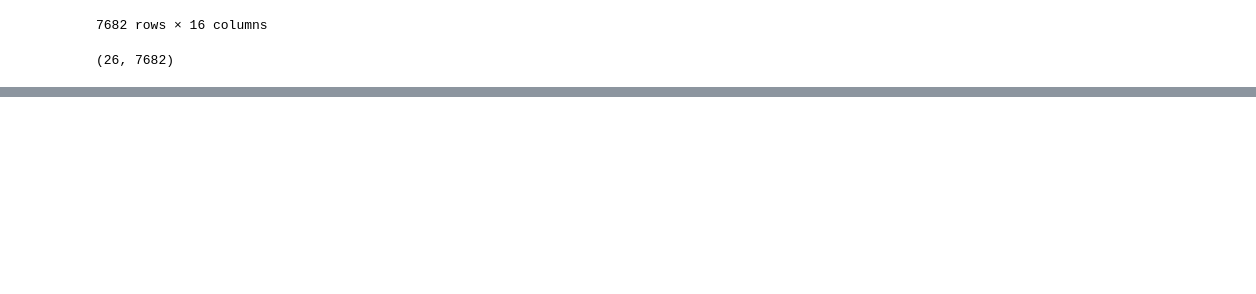
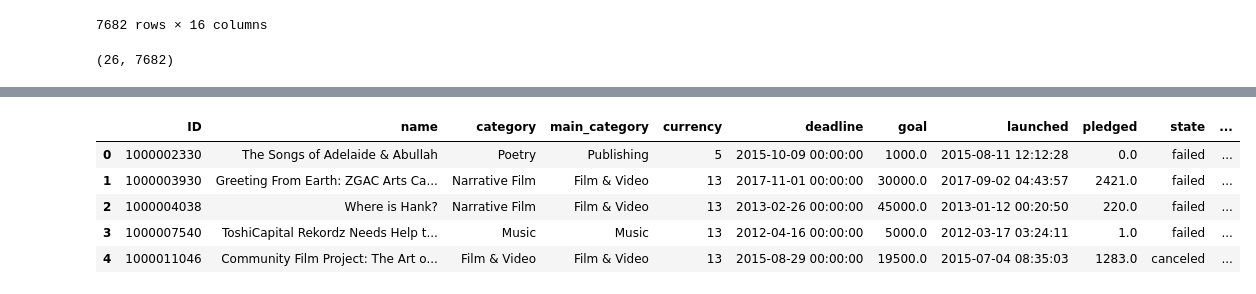
Before and after one commit to nair36/AnalisisYCuracion, a Jupyter notebook: AnalisisYCuracion_P1.ipynb, the cells around one changed output, grey strips where cells are left out. Drawn from its saved outputs; the diff is of its cells as text; code cells hidden in the pictures; blank space fills up the shorter version.

```diff
--- a/AnalisisYCuracion_P1.ipynb
+++ b/AnalisisYCuracion_P1.ipynb
@@ -263,0 +233,8 @@ HTTP request sent, awaiting response... 416 Range Not Satisfiable
+# %%
+
+
+column='currency'
+# Create a label (category) encoder object
+le = preprocessing.LabelEncoder()
+# Fit the encoder to the pandas column
+le.fit(kickstarter_2018_pandas[column])
@@ -263,0 +260,11 @@ HTTP request sent, awaiting response... 416 Range Not Satisfiable
+# %%
+# Apply the fitted encoder to the pandas column
+kickstarter_2018_pandas[column] = le.transform(kickstarter_2018_pandas[column])
+kickstarter_2018_pandas.head()
+# %% [output]
+|  | ID | name | category | main_category | currency | deadline | goal | launched | pledged | state | ... |
+| 0 | 1000002330 | The Songs of Adelaide & Abullah | Poetry | Publishing | 5 | 2015-10-09 00:00:00 | 1000.0 | 2015-08-11 12:12:28 | 0.0 | failed | ... |
+| 1 | 1000003930 | Greeting From Earth: ZGAC Arts Ca... | Narrative Film | Film & Video | 13 | 2017-11-01 00:00:00 | 30000.0 | 2017-09-02 04:43:57 | 2421.0 | failed | ... |
+| 2 | 1000004038 | Where is Hank? | Narrative Film | Film & Video | 13 | 2013-02-26 00:00:00 | 45000.0 | 2013-01-12 00:20:50 | 220.0 | failed | ... |
+| 3 | 1000007540 | ToshiCapital Rekordz Needs Help t... | Music | Music | 13 | 2012-04-16 00:00:00 | 5000.0 | 2012-03-17 03:24:11 | 1.0 | failed | ... |
+| 4 | 1000011046 | Community Film Project: The Art o... | Film & Video | Film & Video | 13 | 2015-08-29 00:00:00 | 19500.0 | 2015-07-04 08:35:03 | 1283.0 | canceled | ... |
```
Also changed, not shown: parts of 7 cells of this notebook.
